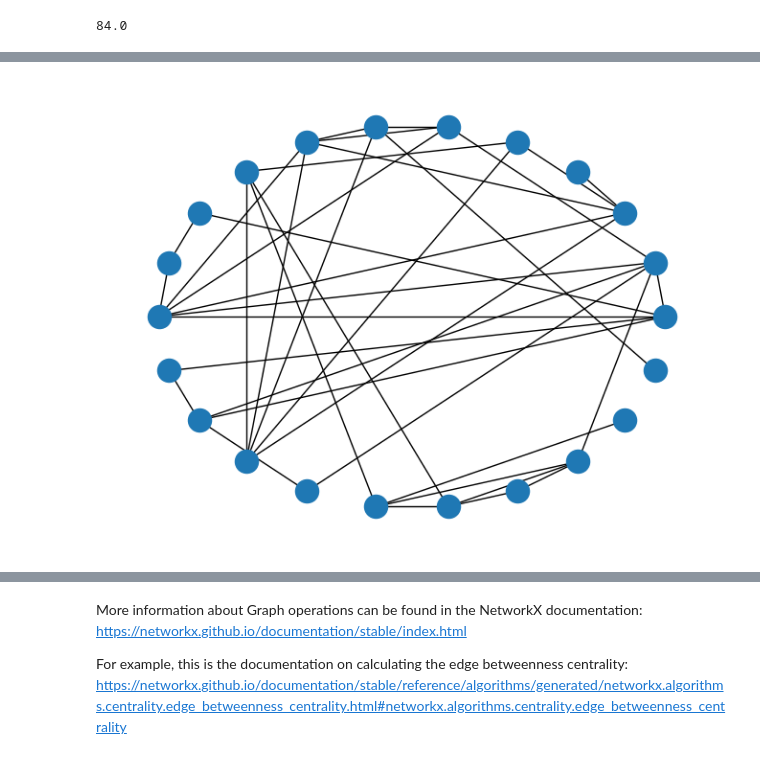
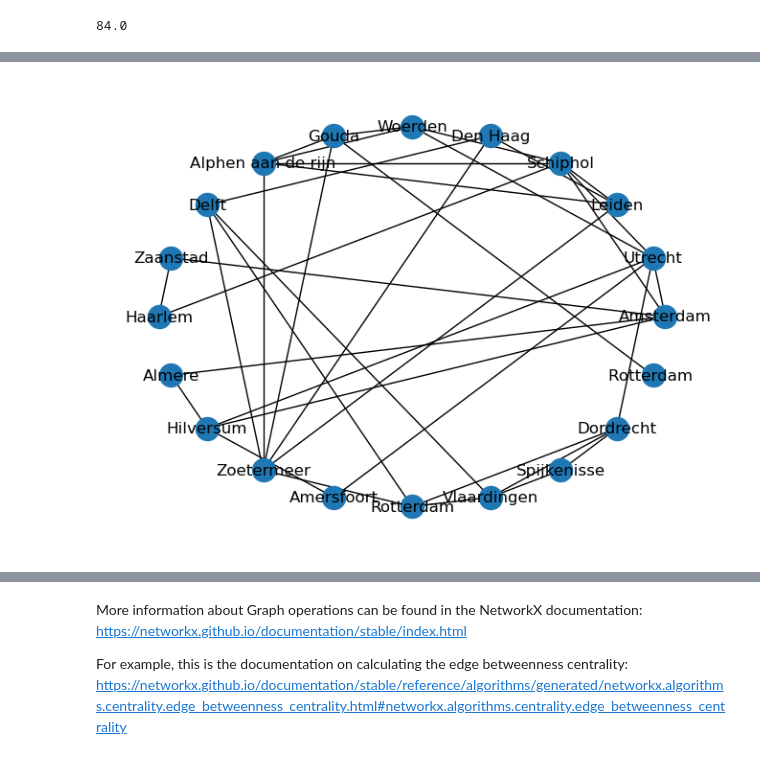
Before and after one commit to ElizeBr/Networked-Systems-Group-Assignment, a Jupyter notebook: Randstad.ipynb, the cells around one changed output, grey strips where cells are left out. Cells and saved outputs as stored; diff of their text form; code cells hidden in the pictures.

```diff
--- a/Randstad.ipynb
+++ b/Randstad.ipynb
@@ -58,8 +58,9 @@ nx.draw_networkx(Randstad_Graph)
 # %%
 # Plot the graph, using a cicular layout
-nx.draw_circular(Randstad_Graph)
+#nx.draw_circular(Randstad_Graph)
+nx.draw_circular(Randstad_Graph, with_labels=True)
 # %% [output]
-[figure, old version]
+[figure, new version]
 # %%
 #Calculate the betweenness centrality, don't normalize
 betweenness = nx.betweenness_centrality(Randstad_Graph,k=None,normalized=False)
```
Also changed, not shown: parts of 17 cells of this notebook, 1 other file.
